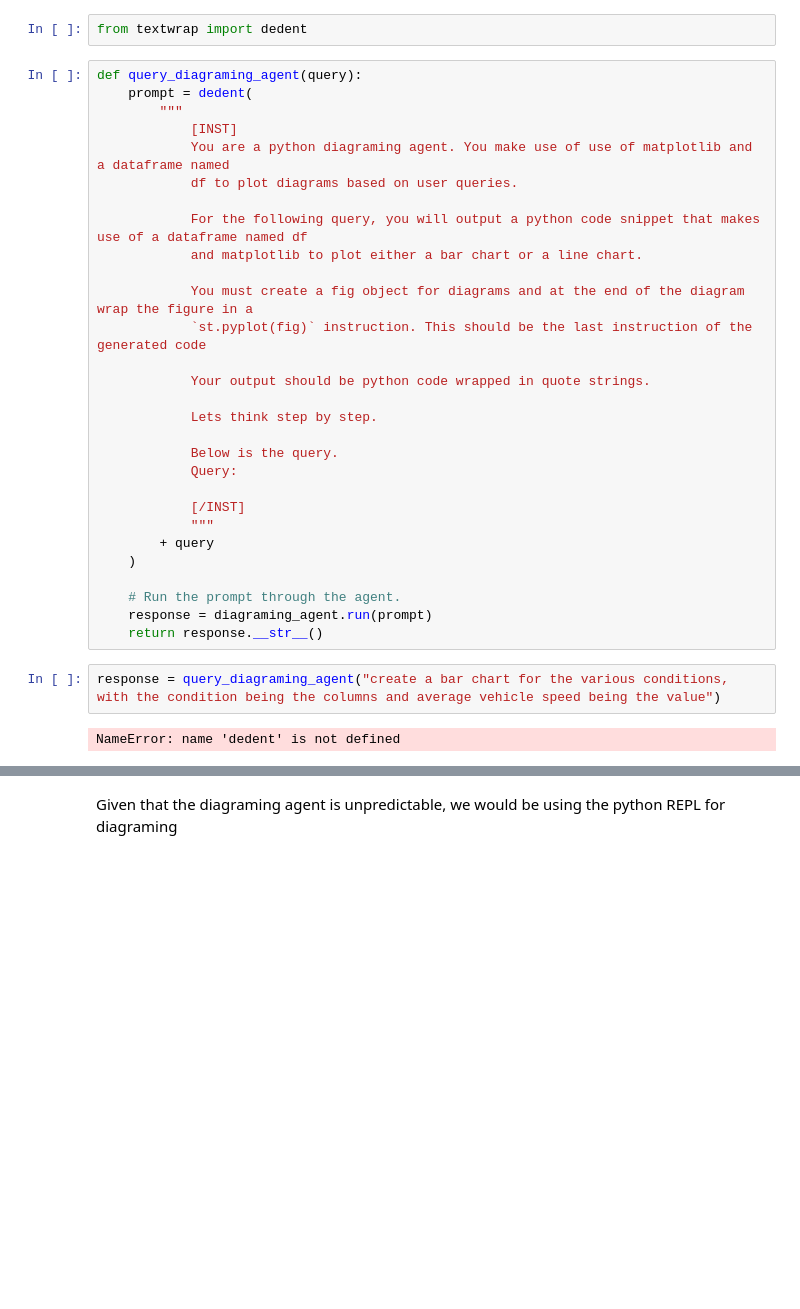
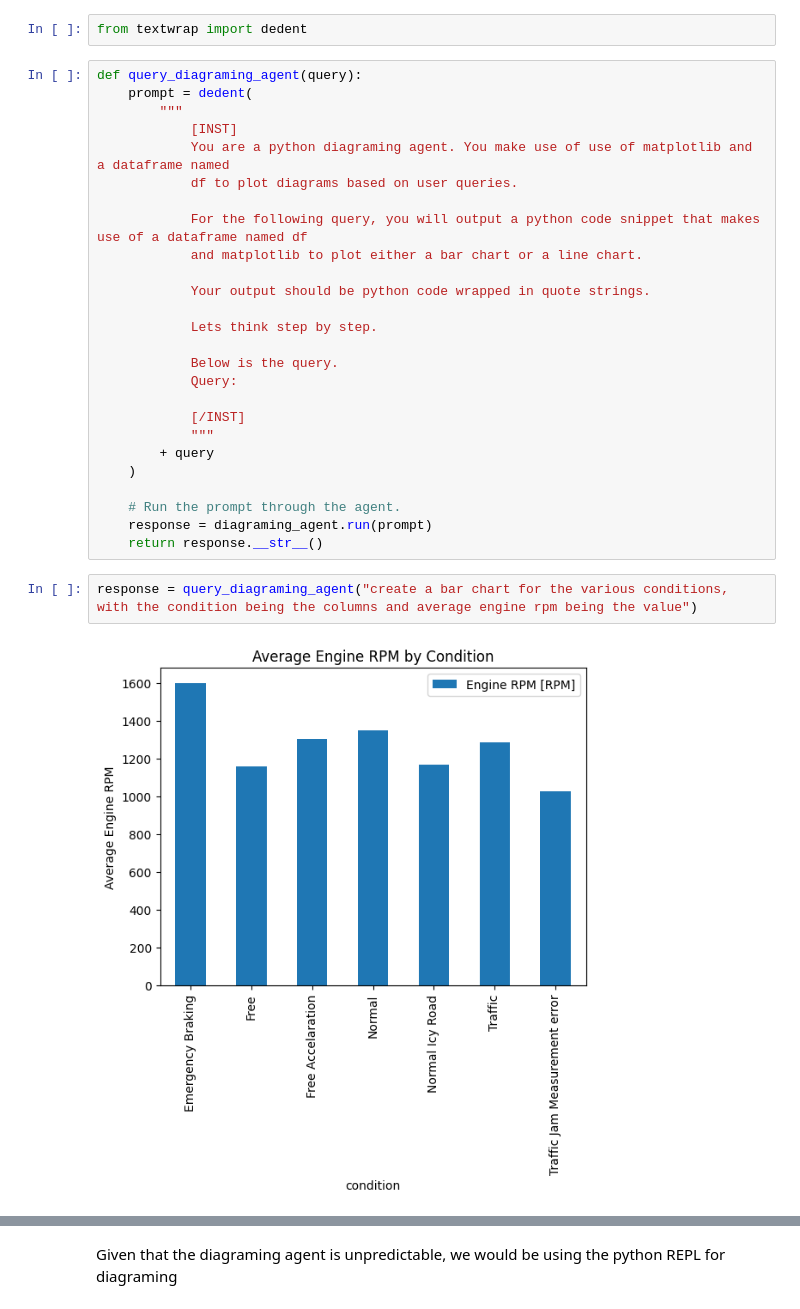
Before and after one commit to asuzukosi/ai-experiments, a Jupyter notebook: src/afjlimitedagent/experiments.ipynb, the cells around one changed output, grey strips where cells are left out. Drawn from its saved outputs; the diff is of its cells as text; blank space fills up the shorter version.

```diff
--- a/src/afjlimitedagent/experiments.ipynb
+++ b/src/afjlimitedagent/experiments.ipynb
@@ -837,9 +910,6 @@ def query_diagraming_agent(query):
 
             For the following query, you will output a python code snippet that makes use of a dataframe named df
             and matplotlib to plot either a bar chart or a line chart.
-
-            You must create a fig object for diagrams and at the end of the diagram wrap the figure in a
-            `st.pyplot(fig)` instruction. This should be the last instruction of the generated code
 
             Your output should be python code wrapped in quote strings.
 
@@ -857,9 +927,9 @@ def query_diagraming_agent(query):
     response = diagraming_agent.run(prompt)
     return response.__str__()
 # %%
-response = query_diagraming_agent("create a bar chart for the various conditions, with the condition being the columns and average vehicle speed being the value")
+response = query_diagraming_agent("create a bar chart for the various conditions, with the condition being the columns and average engine rpm being the value")
 # %% [output]
-NameError: name 'dedent' is not defined
+[figure, added]
 # %%
 response
 # %% [output]
```
Also changed, not shown: parts of 39 cells of this notebook, 5 other files.
